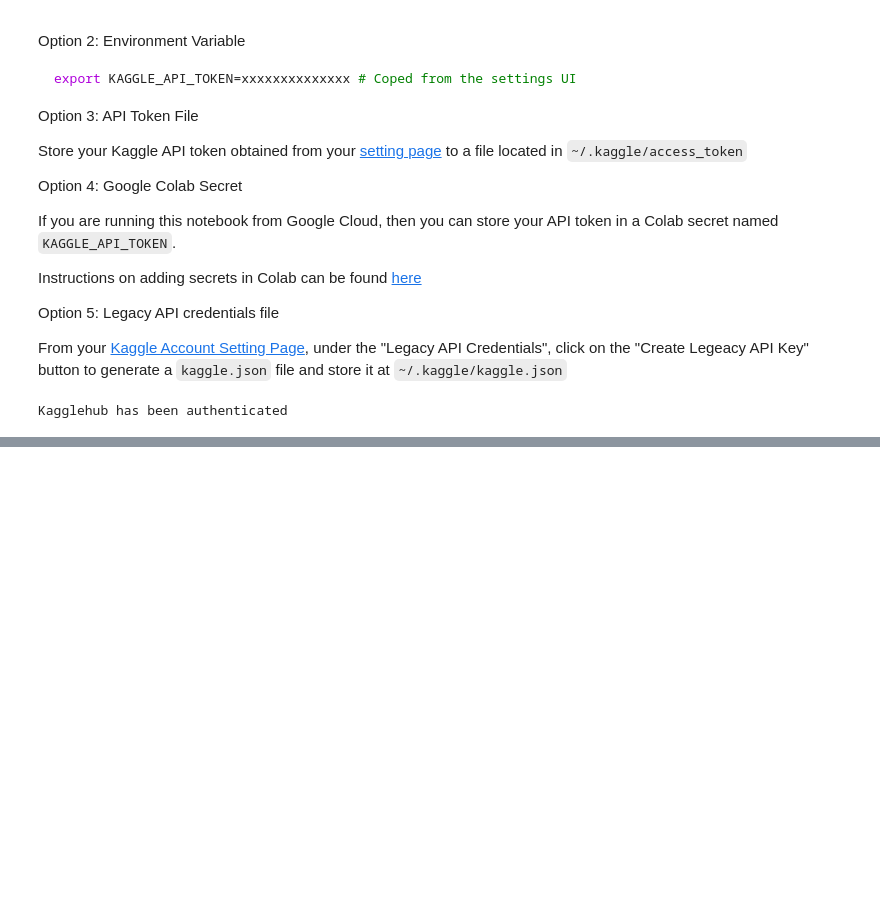
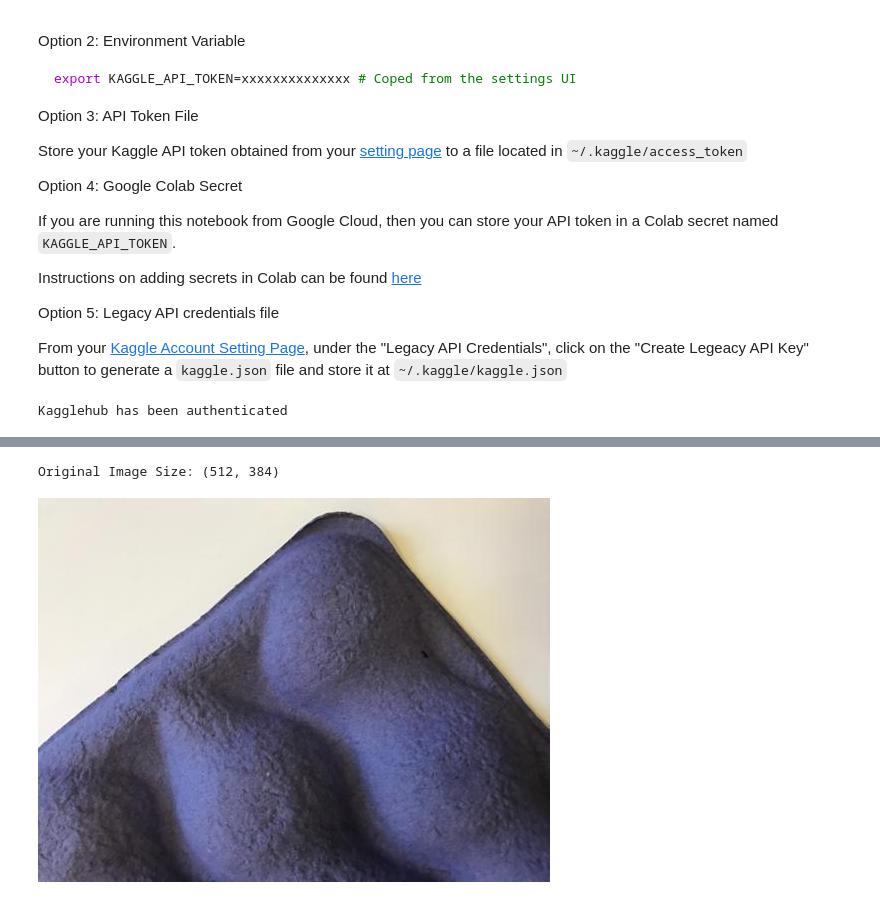
Before and after one commit to i-putu-mahendra-wijaya/vit_202603_garbage_classification, a Jupyter notebook: garbage_classification.ipynb, the cells around one changed output, grey strips where cells are left out. Drawn from its saved outputs; the diff is of its cells as text; code cells hidden in the pictures; blank space fills up the shorter version.

```diff
--- a/garbage_classification.ipynb
+++ b/garbage_classification.ipynb
@@ -152,0 +539,12 @@ Kagglehub has been authenticated
+# %%
+# Test the resize-and-crop utiliy function
+
+test_image_dict: Dict[str, Union[str, Path]] = labeled_garbages[0]
+test_image_path: Path = test_image_dict["image_path"]
+test_image: Image.Image = Image.open(test_image_path)
+
+print(f"Original Image Size: {test_image.size}")
+display(test_image)
+# %% [output]
+Original Image Size: (512, 384)
+[figure, added]
```
Also changed, not shown: parts of 46 cells of this notebook, 5 other files.
